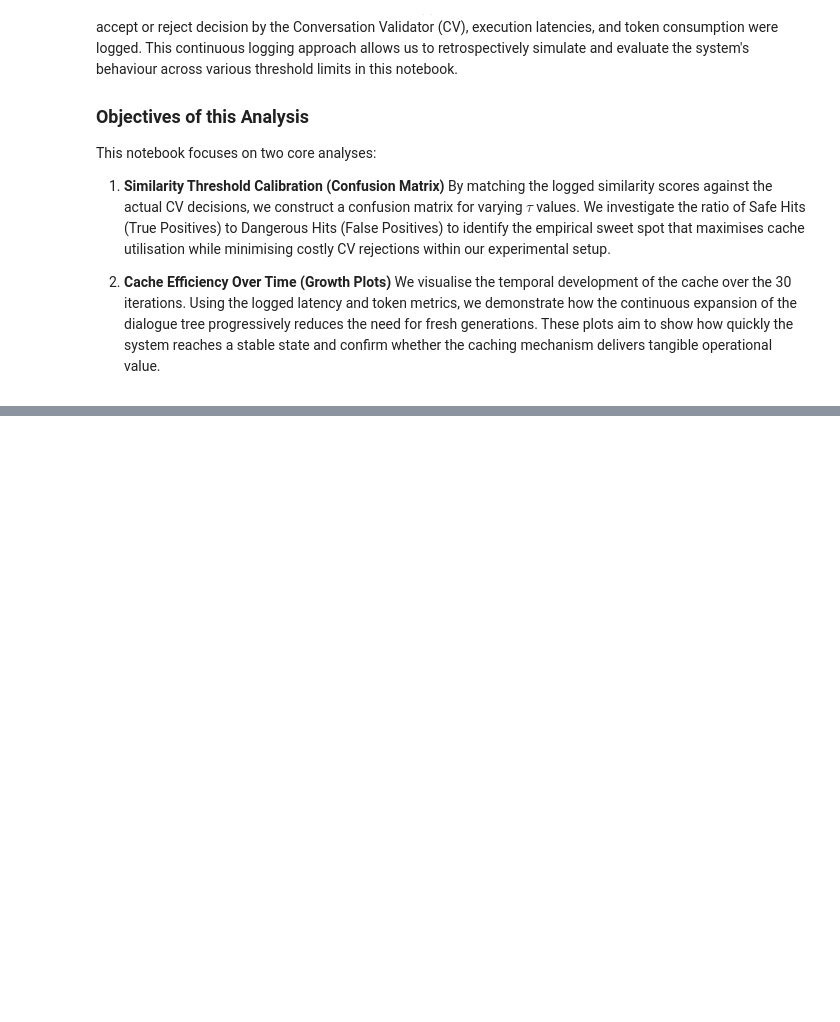
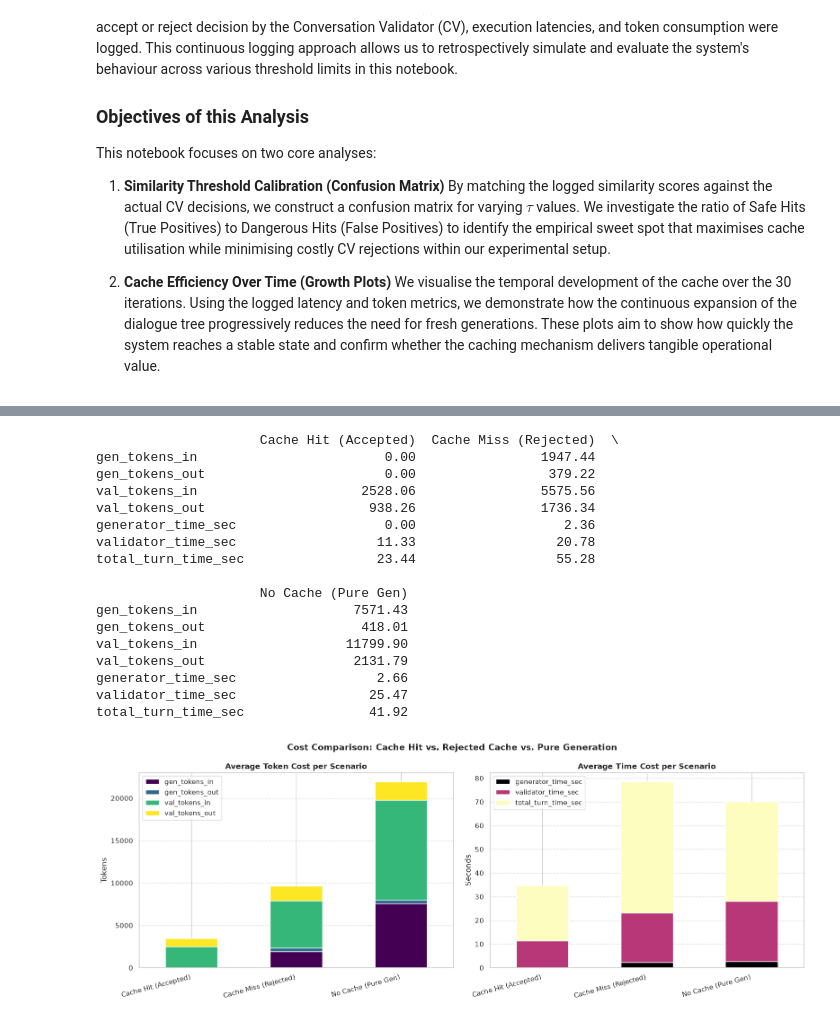
Before and after one commit to Daniel-Innsbruck/masterarbeit, a Jupyter notebook: phase_1_validation/caching_efficiency/cache_efficiency_analysis.ipynb, the cells around one changed output, grey strips where cells are left out. Saved outputs shown, nothing was run; the diff lists cells and outputs as text; code cells hidden in the pictures; blank space fills up the shorter version.

```diff
--- a/phase_1_validation/caching_efficiency/cache_efficiency_analysis.ipynb
+++ b/phase_1_validation/caching_efficiency/cache_efficiency_analysis.ipynb
@@ -130,0 +247,72 @@ Passing `palette` without assigning `hue` is deprecated and will be removed in v
+# %%
+df_turns = df[df['turn_index'] > 0].copy()
+df_turns['cache_avail'] = df_turns['cache_available'].isin([True, 'True', 1, 1.0])
+df_turns['cache_accepted'] = df_turns['cache_accepted_and_used'].isin([True, 'True', 1, 1.0])
+
+# Drei Szenarien
+df_rejected = df_turns[(df_turns['cache_avail']) & (~df_turns['cache_accepted'])]  # Cache da, aber abgelehnt
+df_no_cache = df_turns[~df_turns['cache_avail']]                                   # Kein Cache vorhanden
+df_cache_hit = df_turns[(df_turns['cache_avail']) & (df_turns['cache_accepted'])]   # Cache akzeptiert
+
+# Token-Kosten
+token_cols = ['gen_tokens_in', 'gen_tokens_out', 'val_tokens_in', 'val_tokens_out']
+time_cols = ['generator_time_sec', 'validator_time_sec', 'total_turn_time_sec']
+
+for col in token_cols + time_cols:
+    df_turns[col] = pd.to_numeric(df_turns[col], errors='coerce').fillna(0)
+
+# Zusammenfassung
+summary = pd.DataFrame({
+    'Cache Hit (Accepted)': df_cache_hit[token_cols + time_cols].mean(),
+    'Cache Miss (Rejected)': df_rejected[token_cols + time_cols].mean(),
+    'No Cache (Pure Gen)': df_no_cache[token_cols + time_cols].mean(),
+})
+
+print(summary.round(2))
+
+# ============ Plot 1: Tokens ============
+fig, (ax1, ax2) = plt.subplots(1, 2, figsize=(16, 6))
+
+token_data = summary.loc[token_cols].T
+token_data['total_tokens'] = token_data.sum(axis=1)
+token_data[['gen_tokens_in', 'gen_tokens_out', 'val_tokens_in', 'val_tokens_out']].plot(
+    kind='bar', stacked=True, ax=ax1, colormap='viridis'
+)
+ax1.set_title('Average Token Cost per Scenario', fontweight='bold')
+ax1.set_ylabel('Tokens')
+ax1.set_xticklabels(ax1.get_xticklabels(), rotation=15, ha='right')
+ax1.legend(loc='upper left')
+ax1.grid(axis='y', linestyle='--', alpha=0.7)
+
+# ============ Plot 2: Time ============
+time_data = summary.loc[time_cols].T
+time_data.plot(kind='bar', stacked=True, ax=ax2, colormap='magma')
+ax2.set_title('Average Time Cost per Scenario', fontweight='bold')
+ax2.set_ylabel('Seconds')
+ax2.set_xticklabels(ax2.get_xticklabels(), rotation=15, ha='right')
+ax2.legend(loc='upper left')
+ax2.grid(axis='y', linestyle='--', alpha=0.7)
+
+plt.suptitle('Cost Comparison: Cache Hit vs. Rejected Cache vs. Pure Generation', fontweight='bold', fontsize=14)
+plt.tight_layout()
+plt.savefig('cost_comparison.pdf')
+plt.show()
+# %% [output]
+                     Cache Hit (Accepted)  Cache Miss (Rejected)  \
+gen_tokens_in                        0.00                1947.44
+gen_tokens_out                       0.00                 379.22
+val_tokens_in                     2528.06                5575.56
+val_tokens_out                     938.26                1736.34
+generator_time_sec                   0.00                   2.36
+validator_time_sec                  11.33                  20.78
+total_turn_time_sec                 23.44                  55.28
+
+                     No Cache (Pure Gen)
+gen_tokens_in                    7571.43
+gen_tokens_out                    418.01
+val_tokens_in                   11799.90
+val_tokens_out                   2131.79
+generator_time_sec                  2.66
+validator_time_sec                 25.47
+total_turn_time_sec                41.92
+[figure, added]
```
Also changed, not shown: parts of 9 cells of this notebook, 9 other files.
